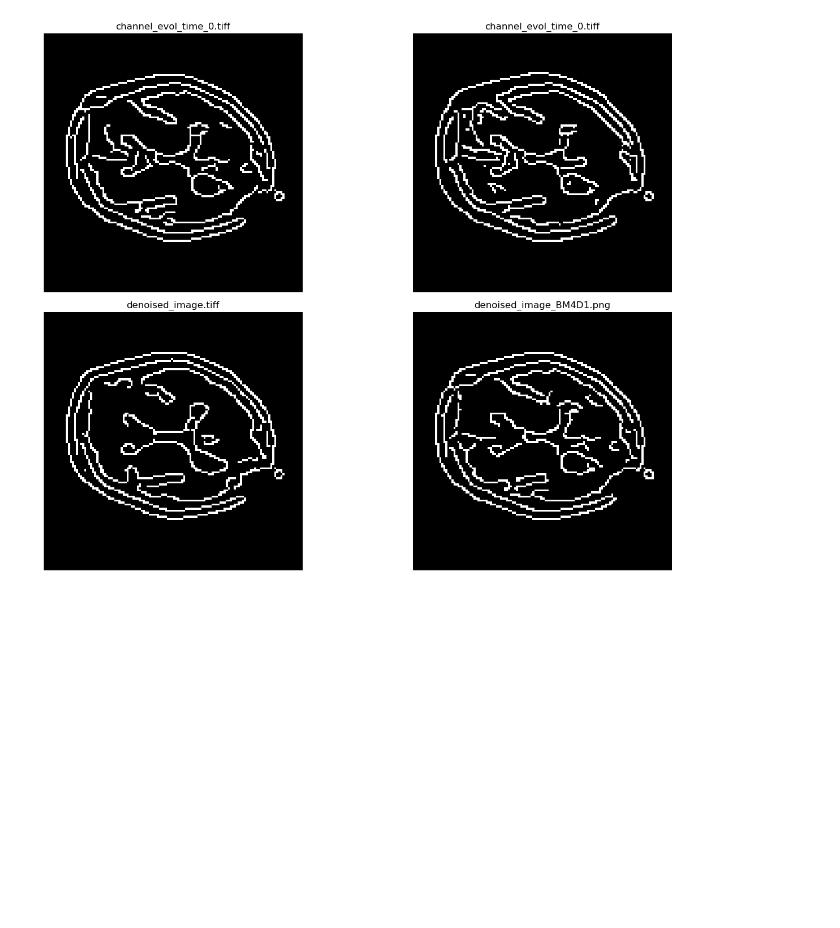
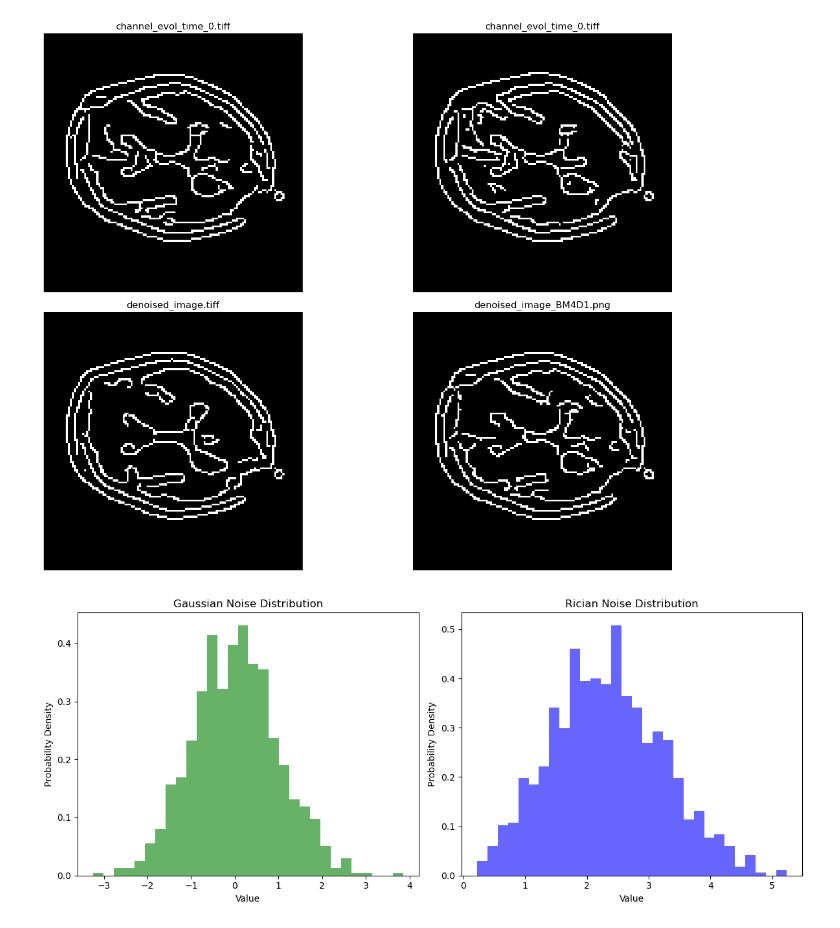
Before and after one commit to doro041/HonoursProject-CS4529-Blind-Denoising-Within-FFC-MRI, a Jupyter notebook: ProjectCode/Algorithms/TraditionalMethods/EdgeDetect/RealDataEdgeDetect.ipynb, the cells around one changed output. Saved outputs shown, nothing was run; the diff lists cells and outputs as text; code cells hidden in the pictures; blank space fills up the shorter version.

```diff
--- a/ProjectCode/Algorithms/TraditionalMethods/EdgeDetect/RealDataEdgeDetect.ipynb
+++ b/ProjectCode/Algorithms/TraditionalMethods/EdgeDetect/RealDataEdgeDetect.ipynb
@@ -141,3 +141,44 @@ image_paths = [
 visualize_edges(image_paths, sigma=1.5)
 # %% [output]
 [figure]
+# %%
+mport numpy as np
+import matplotlib.pyplot as plt
+
+# Setting the seed for reproducibility
+np.random.seed(42)
+
+# Parameters
+num_samples = 1000
+
+# Generating Gaussian noise
+mean = 0
+std_dev = 1
+gaussian_noise = np.random.normal(mean, std_dev, num_samples)
+
+# Generating Rician noise
+# For simplicity, using the same mean and std_dev for both Gaussian components
+signal = 2  # Simulated signal magnitude
+real_component = np.random.normal(signal, std_dev, num_samples)
+imaginary_component = np.random.normal(0, std_dev, num_samples)
+rician_noise = np.sqrt(real_component**2 + imaginary_component**2)
+
+# Plotting
+fig, axes = plt.subplots(1, 2, figsize=(12, 5))
+
+# Gaussian noise plot
+axes[0].hist(gaussian_noise, bins=30, density=True, alpha=0.6, color='g')
+axes[0].set_title('Gaussian Noise Distribution')
+axes[0].set_xlabel('Value')
+axes[0].set_ylabel('Probability Density')
+
+# Rician noise plot
+axes[1].hist(rician_noise, bins=30, density=True, alpha=0.6, color='b')
+axes[1].set_title('Rician Noise Distribution')
+axes[1].set_xlabel('Value')
+axes[1].set_ylabel('Probability Density')
+
+plt.tight_layout()
+plt.show() add this for reyleigh noise please
+# %% [output]
+[figure, added]
```
Also changed, not shown: 29 other files.
